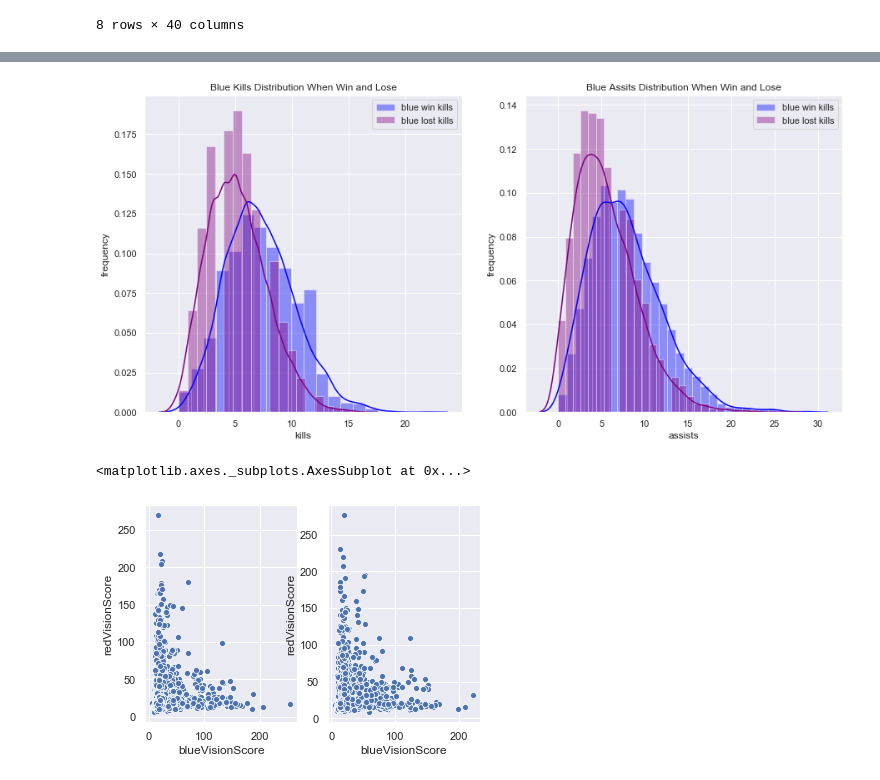
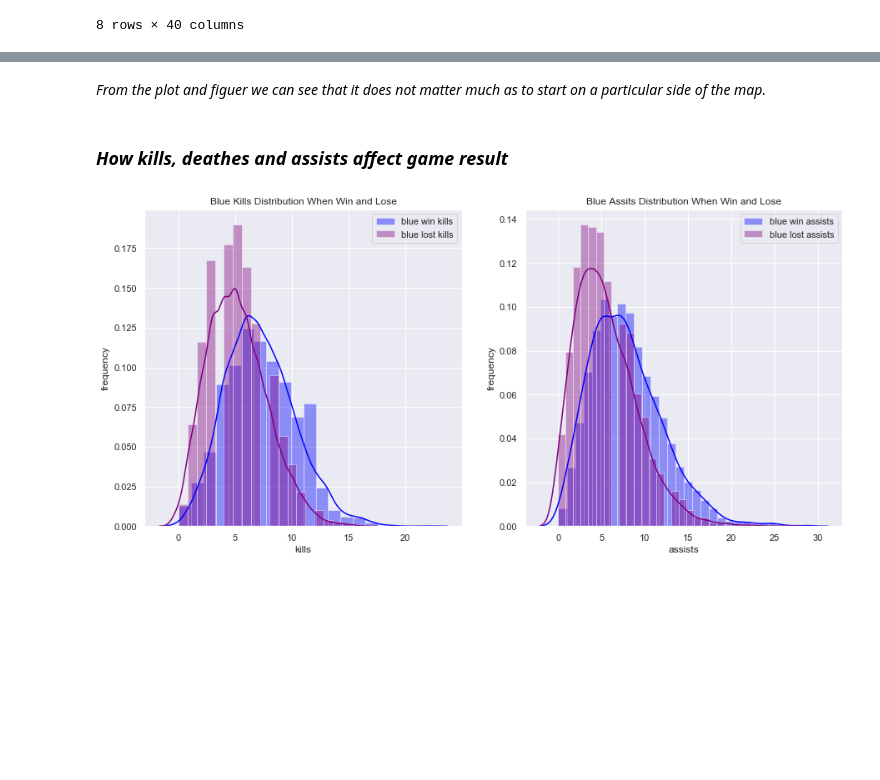
Before and after one commit to rayinforce/DA_projects, a Jupyter notebook: LoLproject-1.ipynb, the cells around one changed output, grey strips where cells are left out. Saved outputs shown, nothing was run; the diff lists cells and outputs as text; code cells hidden in the pictures; blank space fills up the shorter version.

```diff
--- a/LoLproject-1.ipynb
+++ b/LoLproject-1.ipynb
@@ -84,41 +84,27 @@ red total wins: 4949
+# %% [markdown]
+*From the plot and figuer we can see that it does not matter much as to start on a particular side of the map.*
+# %% [markdown]
+<h3><em>How kills, deathes and assists affect game result</em></h3>
 # %%
-#How kills, deathes and assists affect game result
-
 sns.set(style = 'darkgrid')
 f, axe = plt.subplots(1,2, figsize =(15,7))
 
 sns.distplot(bw_game['blueKills'], bins = 20, label = 'blue win kills', color = 'blue',ax= axe[0])
 sns.distplot(bl_game['blueKills'], bins = 20, label = 'blue lost kills', color = 'purple',ax= axe[0])
 
 axe[0].set_title('Blue Kills Distribution When Win and Lose')
 axe[0].set_xlabel('kills')
 axe[0].set_ylabel('frequency')
 axe[0].legend()
 
 
-sns.distplot(bw_game['blueAssists'], bins = 30, label = 'blue win kills', color = 'blue',ax= axe[1])
-sns.distplot(bl_game['blueAssists'], bins = 30, label = 'blue lost kills', color = 'purple',ax= axe[1])
+sns.distplot(bw_game['blueAssists'], bins = 30, label = 'blue win assists', color = 'blue',ax= axe[1])
+sns.distplot(bl_game['blueAssists'], bins = 30, label = 'blue lost assists', color = 'purple',ax= axe[1])
 
 axe[1].set_title('Blue Assits Distribution When Win and Lose')
 axe[1].set_xlabel('assists')
 axe[1].set_ylabel('frequency')
 axe[1].legend()
 plt.show()
 # %% [output]
-[figure, old version]
+[figure, new version]
-# %%
-#How vision control makes an impact
-
-#Calculate vision score by adding up wards placed and destroyed
-
-bw_game['blueVisionScore'] = bw_game['blueWardsPlaced'] + bw_game['blueWardsDestroyed']
-bw_game['redVisionScore'] = bw_game['redWardsPlaced'] + bw_game['redWardsDestroyed']
-bl_game['blueVisionScore'] = bl_game['blueWardsPlaced'] + bl_game['blueWardsDestroyed']
-bl_game['redVisionScore'] = bl_game['redWardsPlaced'] + bl_game['redWardsDestroyed']
-
-f,axe = plt.subplots(1,2)
-sns.scatterplot(x=bw_game['blueVisionScore'], y=bw_game['redVisionScore'], ax = axe[0])
-sns.scatterplot(x=bl_game['blueVisionScore'], y=bl_game['redVisionScore'], ax = axe[1])
-# %% [output]
-<matplotlib.axes._subplots.AxesSubplot at 0x...>
-[figure, removed]
```
Also changed, not shown: parts of 29 cells of this notebook.
